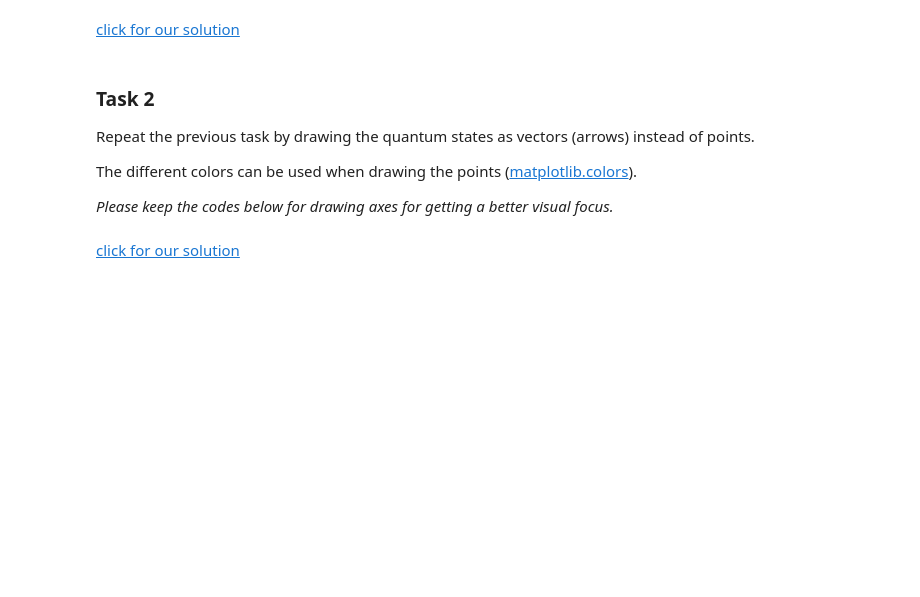
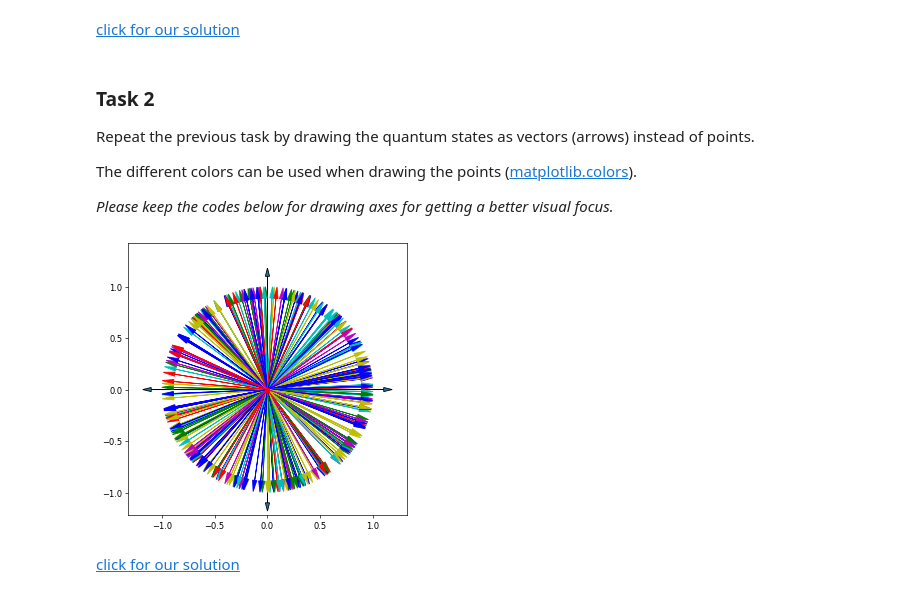
Before and after one commit to DoNatPanic/basics-of-quantum-computing-master, a Jupyter notebook: bronze/B30_Visualization_of_a_Qubit.ipynb, the cells around one changed output. Drawn from its saved outputs; the diff is of its cells as text; code cells hidden in the pictures; blank space fills up the shorter version.

```diff
--- a/bronze/B30_Visualization_of_a_Qubit.ipynb
+++ b/bronze/B30_Visualization_of_a_Qubit.ipynb
@@ -140,25 +158,34 @@ _Please keep the codes below for drawing axes for getting a better visual focus.
 # %%
 # import the drawing methods
 from matplotlib.pyplot import plot, figure, arrow
 
 # draw a figure
 figure(figsize=(6,6), dpi=60)
 
 # include our predefined functions
 %run qlatvia.py
 
 # draw the axes
 draw_axes()
 
 # draw the origin
 plot(0,0,'ro')
 
 from random import randrange
 colors = ['r','b','g','y','b','c','m']
 
-#
-# your solution is here
-#
+for i in range(300):
+    quantum_state = random_quantum_state();
+    x = quantum_state[0];
+    y = quantum_state[1];
+    # 0.89+0.11=1.0 (arrow head + arrow body = lenght of quantum state)
+    x = 0.89 * x
+    y = 0.89 * y
+    arrow(0,0,x,y,head_width=0.04,head_length=0.11,color=colors[randrange(len(colors))])
+
+show()
+# %% [output]
+[figure, added]
 # %% [markdown]
 <a href="B30_Visualization_of_a_Qubit_Solutions.ipynb#task2">click for our solution</a>
 # %% [markdown]
```
Also changed, not shown: parts of 9 cells of this notebook.
